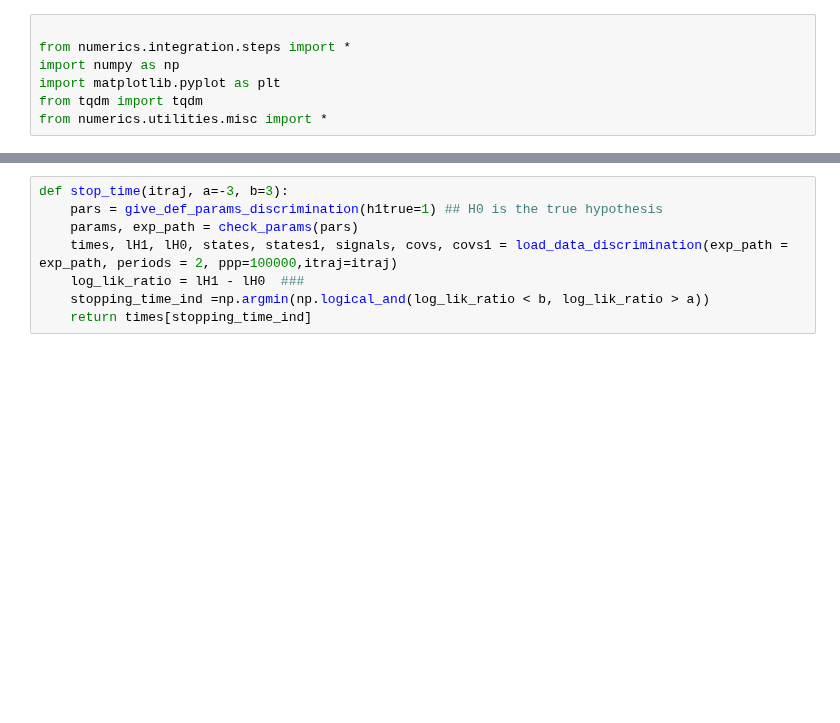
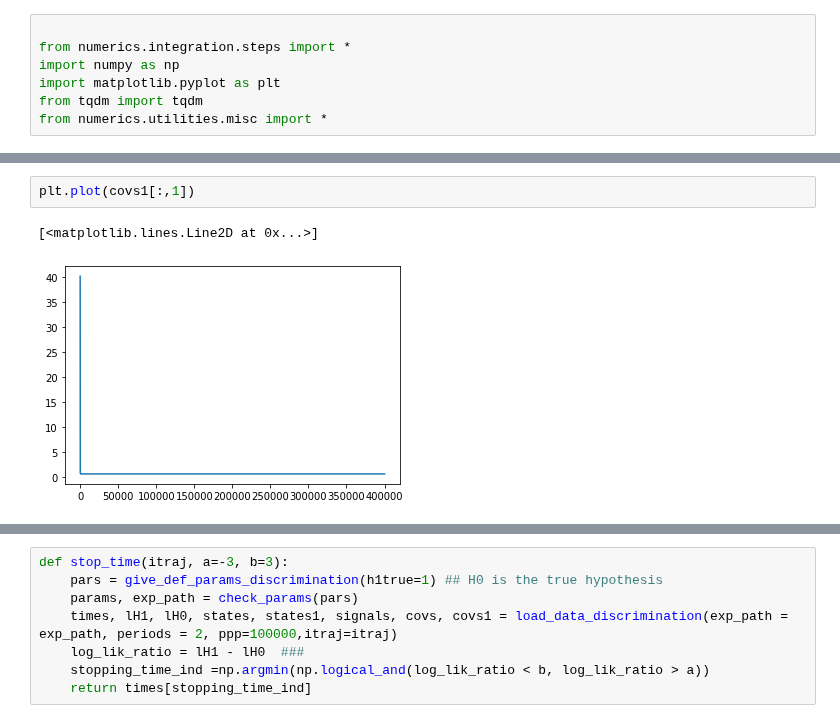
Before and after one commit to matibilkis/continuous, a Jupyter notebook: comparing_results/hypothesis_testing.ipynb, the cells around one changed output, grey strips where cells are left out. Saved outputs shown, nothing was run; the diff lists cells and outputs as text; blank space fills up the shorter version.

```diff
--- a/comparing_results/hypothesis_testing.ipynb
+++ b/comparing_results/hypothesis_testing.ipynb
@@ -16,0 +42,5 @@ from numerics.utilities.misc import *
+# %%
+plt.plot(covs1[:,1])
+# %% [output]
+[<matplotlib.lines.Line2D at 0x...>]
+[figure, added]
```
Also changed, not shown: parts of 16 cells of this notebook, 11 other files.
